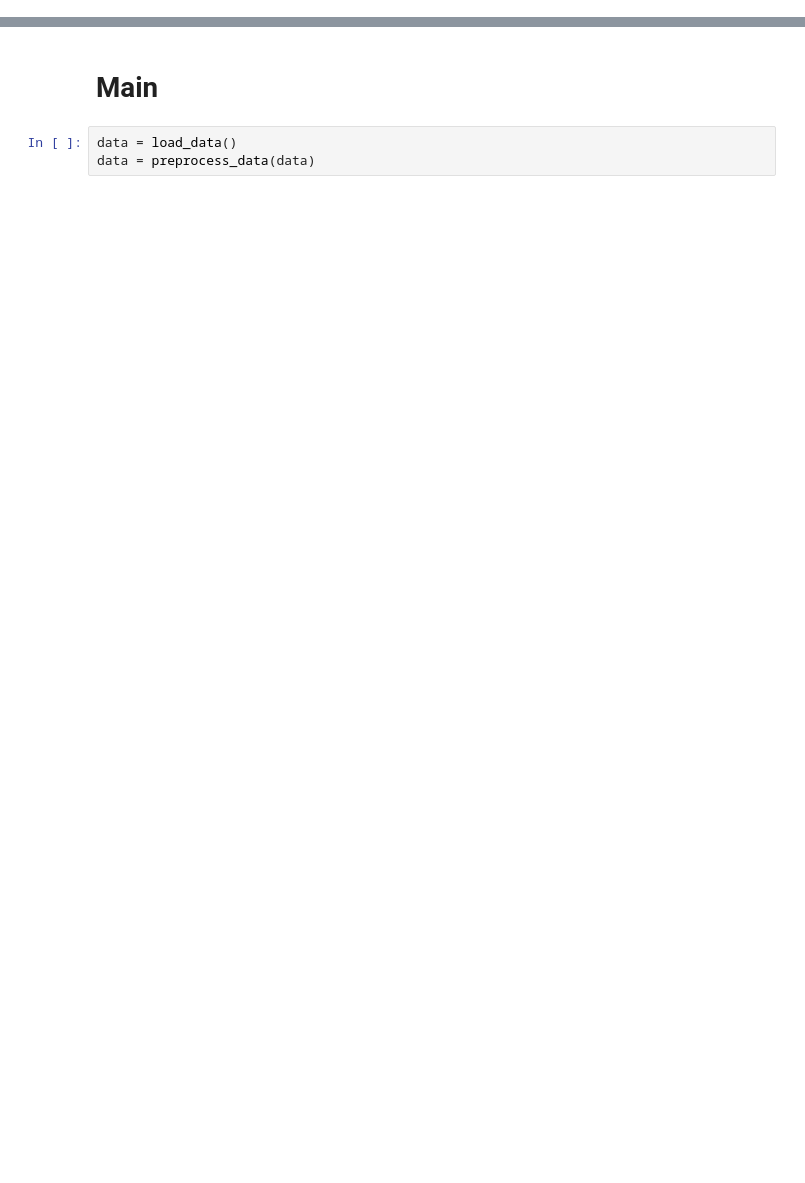
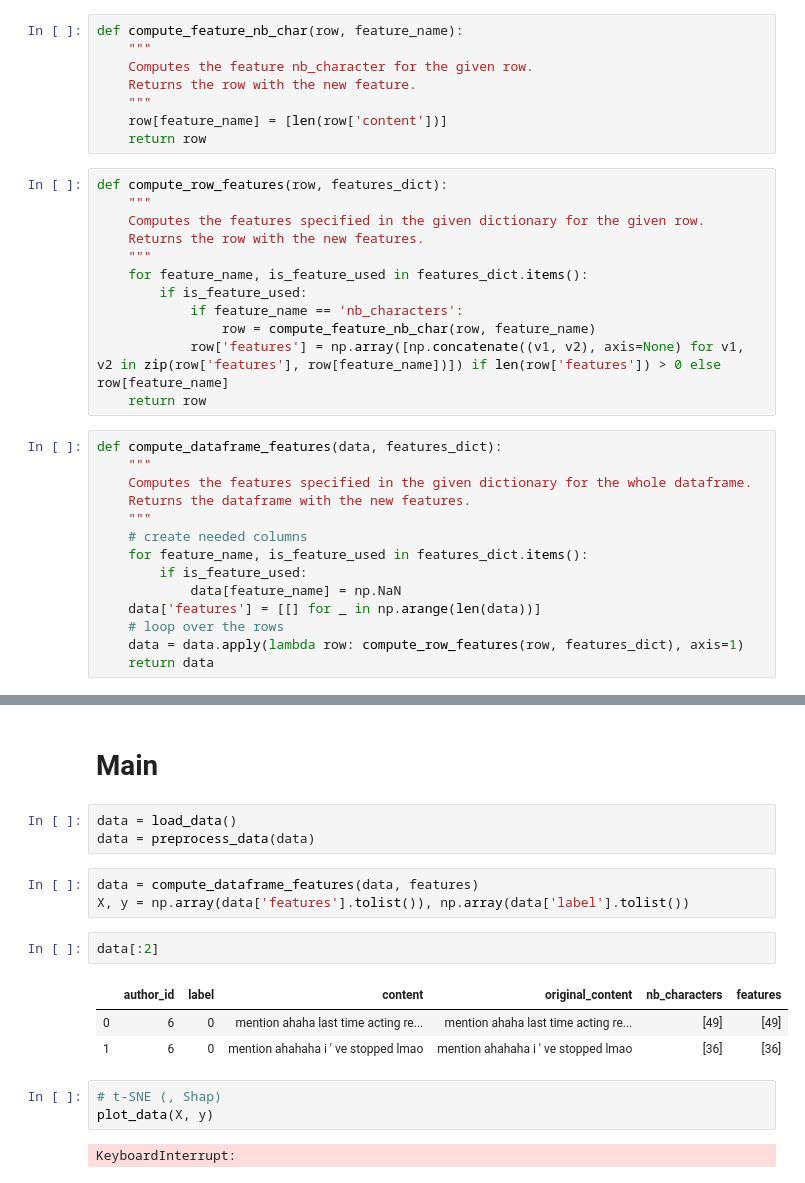
Before and after one commit to ChacunGu/NLP_Gender_Profiling, a Jupyter notebook: NLP_Gender_Profiling.ipynb, the cells around one changed output, grey strips where cells are left out. Saved outputs shown, nothing was run; the diff lists cells and outputs as text; blank space fills up the shorter version.

```diff
--- a/NLP_Gender_Profiling.ipynb
+++ b/NLP_Gender_Profiling.ipynb
@@ -87,0 +108,34 @@ def preprocess_data(data):
+# %%
+def compute_feature_nb_char(row, feature_name):
+    """
+    Computes the feature nb_character for the given row.
+    Returns the row with the new feature.
+    """
+    row[feature_name] = [len(row['content'])]
+    return row
+# %%
+def compute_row_features(row, features_dict):
+    """
+    Computes the features specified in the given dictionary for the given row.
+    Returns the row with the new features.
+    """
+    for feature_name, is_feature_used in features_dict.items():
+        if is_feature_used:
+            if feature_name == 'nb_characters':
+                row = compute_feature_nb_char(row, feature_name)
+            row['features'] = np.array([np.concatenate((v1, v2), axis=None) for v1, v2 in zip(row['features'], row[feature_name])]) if len(row['features']) > 0 else row[feature_name]
+    return row
+# %%
+def compute_dataframe_features(data, features_dict):
+    """
+    Computes the features specified in the given dictionary for the whole dataframe.
+    Returns the dataframe with the new features.
+    """
+    # create needed columns
+    for feature_name, is_feature_used in features_dict.items():
+        if is_feature_used:
+            data[feature_name] = np.NaN
+    data['features'] = [[] for _ in np.arange(len(data))]
+    # loop over the rows
+    data = data.apply(lambda row: compute_row_features(row, features_dict), axis=1)
+    return data
@@ -94,3 +284,17 @@ def preprocess_data(data):
 # %%
 data = load_data()
 data = preprocess_data(data)
+# %%
+data = compute_dataframe_features(data, features)
+X, y = np.array(data['features'].tolist()), np.array(data['label'].tolist())
+# %%
+data[:2]
+# %% [output]
+|  | author_id | label | content | original_content | nb_characters | features |
+| 0 | 6 | 0 | mention ahaha last time acting re... | mention ahaha last time acting re... | [49] | [49] |
+| 1 | 6 | 0 | mention ahahaha i ' ve stopped lmao | mention ahahaha i ' ve stopped lmao | [36] | [36] |
+# %%
+# t-SNE (, Shap)
+plot_data(X, y)
+# %% [output]
+KeyboardInterrupt:
```
Also changed, not shown: parts of 15 cells of this notebook.
